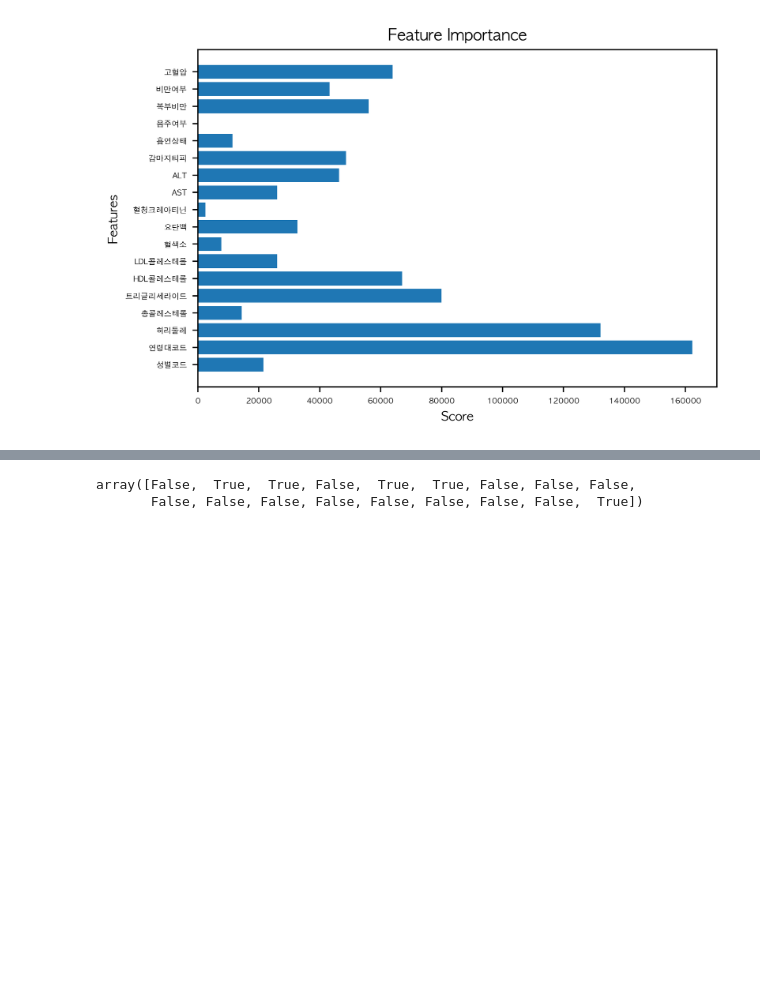
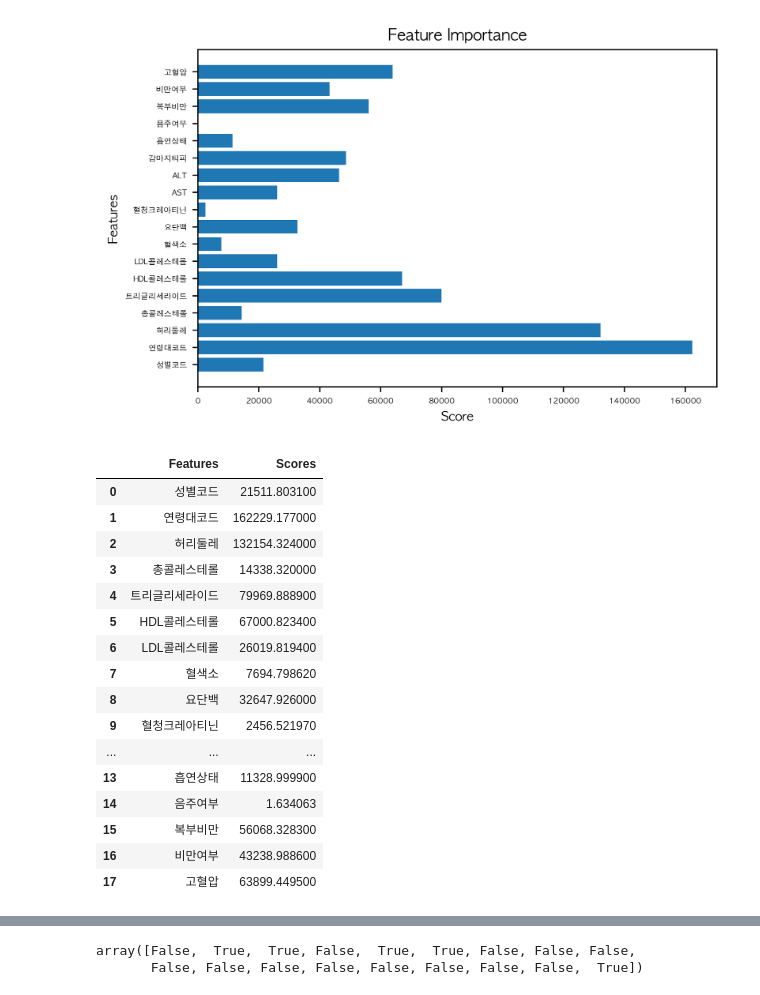
Before and after one commit to kms2698/diabetes-analysys_topgap, a Jupyter notebook: 김민상_LR_model_binary.ipynb, the cells around one changed output, grey strips where cells are left out. Drawn from its saved outputs; the diff is of its cells as text; code cells hidden in the pictures; blank space fills up the shorter version.

```diff
--- a/김민상_LR_model_binary.ipynb
+++ b/김민상_LR_model_binary.ipynb
@@ -88,0 +99,20 @@ plt.show()
+# %%
+df_f_by_s
+# %% [output]
+|  | Features | Scores |
+| 0 | 성별코드 | 21511.803100 |
+| 1 | 연령대코드 | 162229.177000 |
+| 2 | 허리둘레 | 132154.324000 |
+| 3 | 총콜레스테롤 | 14338.320000 |
+| 4 | 트리글리세라이드 | 79969.888900 |
+| 5 | HDL콜레스테롤 | 67000.823400 |
+| 6 | LDL콜레스테롤 | 26019.819400 |
+| 7 | 혈색소 | 7694.798620 |
+| 8 | 요단백 | 32647.926000 |
+| 9 | 혈청크레아티닌 | 2456.521970 |
+| ... | ... | ... |
+| 13 | 흡연상태 | 11328.999900 |
+| 14 | 음주여부 | 1.634063 |
+| 15 | 복부비만 | 56068.328300 |
+| 16 | 비만여부 | 43238.988600 |
+| 17 | 고혈압 | 63899.449500 |
```
Also changed, not shown: parts of 3 cells of this notebook.
